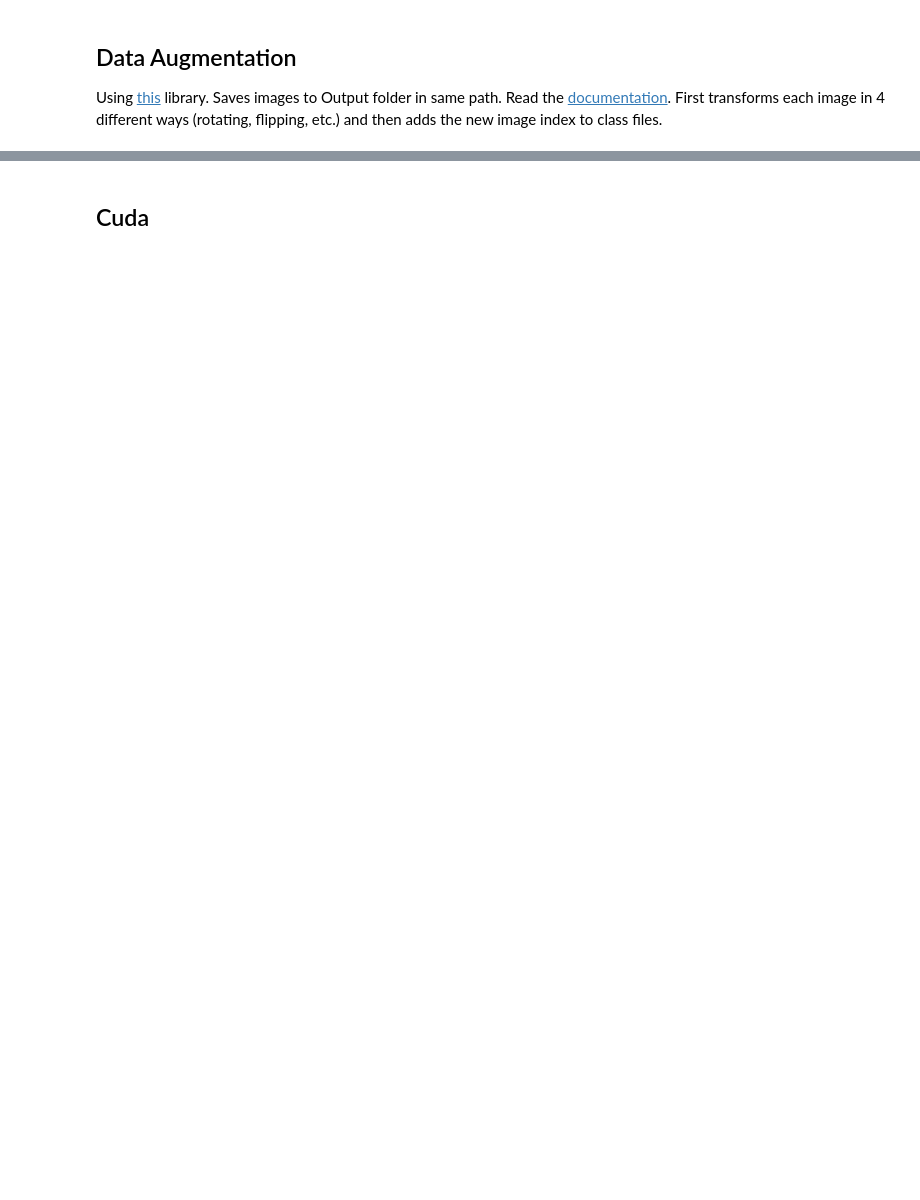
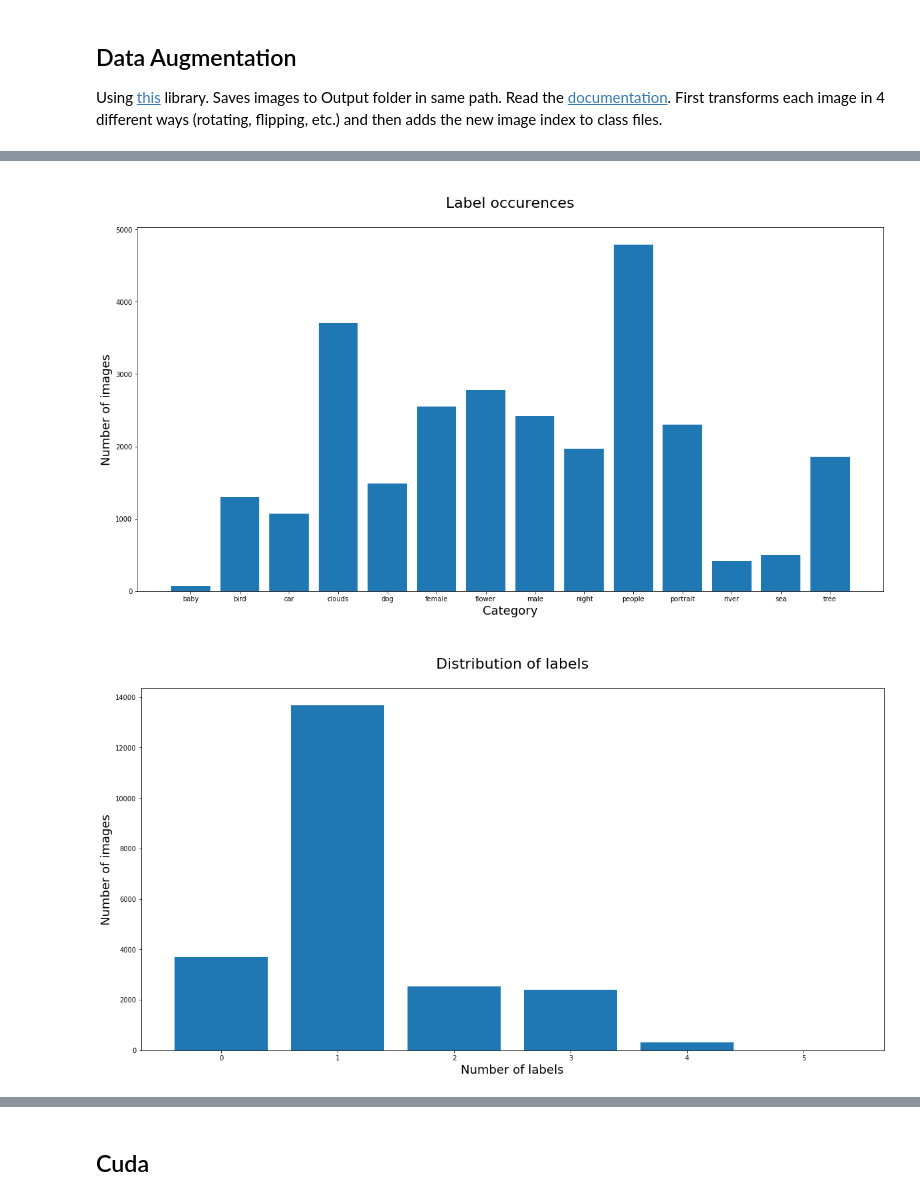
Before and after one commit to Maiykol/helsinki_dl_project, a Jupyter notebook: image_project.ipynb, the cells around one changed output, grey strips where cells are left out. Cells and saved outputs as stored; diff of their text form; code cells hidden in the pictures; blank space fills up the shorter version.

```diff
--- a/image_project.ipynb
+++ b/image_project.ipynb
@@ -132,2 +195,10 @@ if len(os.listdir(train_path_images)) < 100000:
+# %%
+# Define hyperparameters
+NUM_EPOCHS = 100
+BATCH_SIZE = 64
+LEARNING_RATE = 0.01
+
+UNDERSAMPLE = True # randomly drop images of overrepresented classes before training
+WEIGHTS_ALT = False # choose how weights are computed (see CustomDataset)
 # %%
 class CustomDataset(Dataset):
@@ -226,3 +295,8 @@ tensor([103.4105,  27.2889,  30.7962,   8.9717,  21.9286,   3.0443,  12.9093,
+# %%
+plot_label_distr(train_dataset.labels)
+# %% [output]
+[figure, added]
+[figure, added]
 # %%
 def get_written_label(hot_encoded_label):
     labels = []
```
Also changed, not shown: parts of 27 cells of this notebook.
